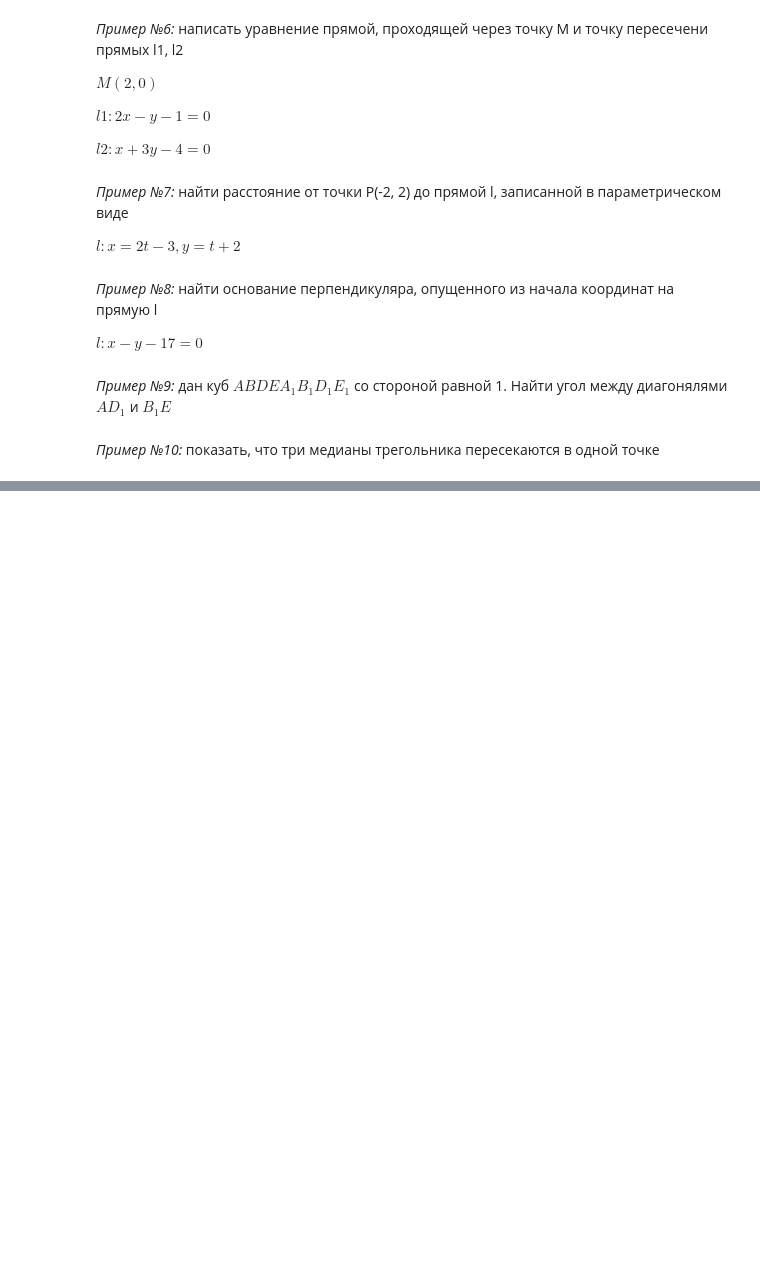
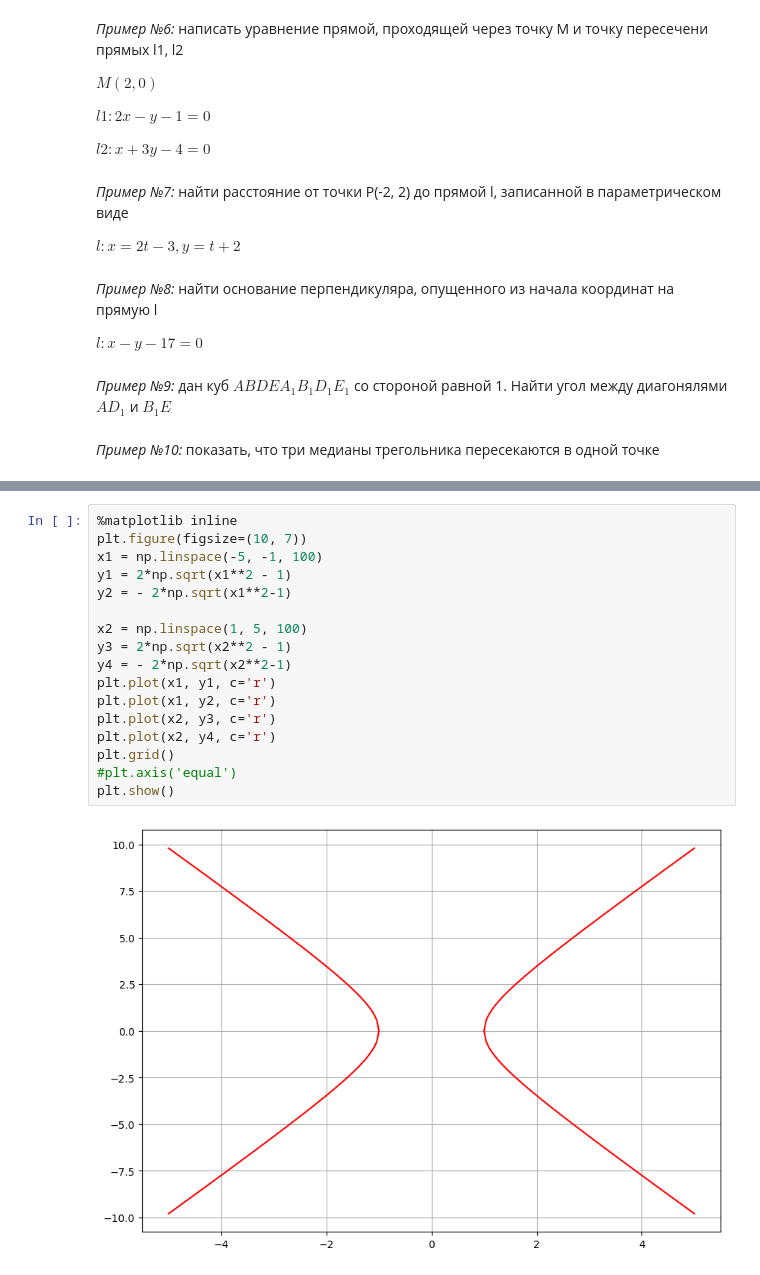
Before and after one commit to AlexeyTri/Mathematics, a Jupyter notebook: Mathematics_3.ipynb, the cells around one changed output, grey strips where cells are left out. Drawn from its saved outputs; the diff is of its cells as text; blank space fills up the shorter version.

```diff
--- a/Mathematics_3.ipynb
+++ b/Mathematics_3.ipynb
@@ -686,0 +967,19 @@ $l: x - y - 17 = 0$
+# %%
+%matplotlib inline
+plt.figure(figsize=(10, 7))
+x1 = np.linspace(-5, -1, 100)
+y1 = 2*np.sqrt(x1**2 - 1)
+y2 = - 2*np.sqrt(x1**2-1)
+
+x2 = np.linspace(1, 5, 100)
+y3 = 2*np.sqrt(x2**2 - 1)
+y4 = - 2*np.sqrt(x2**2-1)
+plt.plot(x1, y1, c='r')
+plt.plot(x1, y2, c='r')
+plt.plot(x2, y3, c='r')
+plt.plot(x2, y4, c='r')
+plt.grid()
+#plt.axis('equal')
+plt.show()
+# %% [output]
+[figure, added]
```
Also changed, not shown: parts of 84 cells of this notebook.
